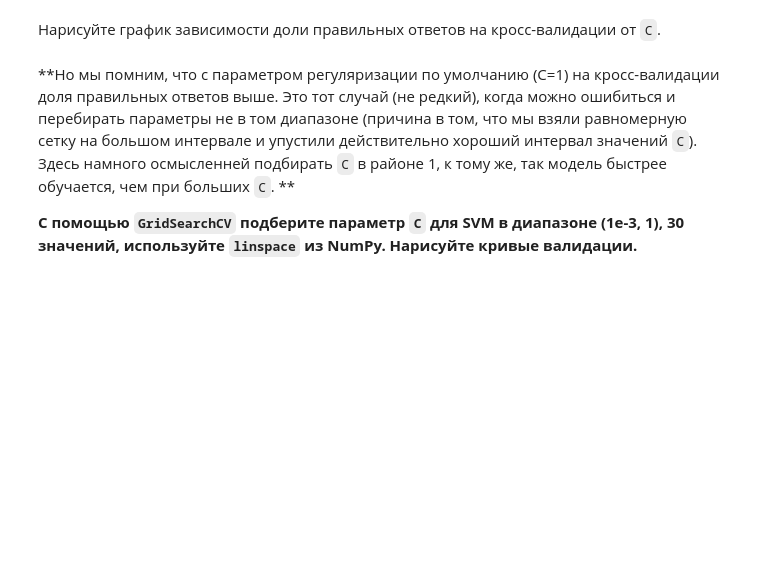
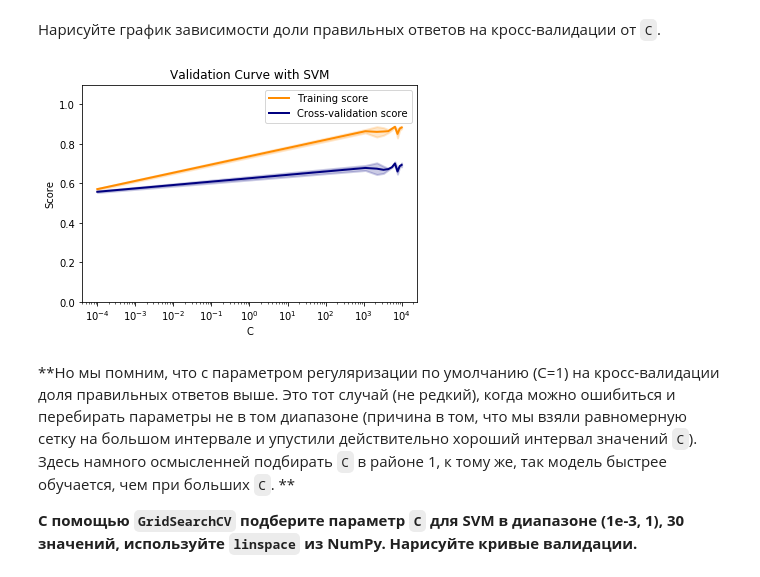
Before and after one commit to HQuality/ML_Yandex_MIPT, a Jupyter notebook: 6 Data analysis project/Internet Users Pattern Mining (Alice)/Week 4/week4_training.ipynb, the cells around one changed output. Saved outputs shown, nothing was run; the diff lists cells and outputs as text; code cells hidden in the pictures; blank space fills up the shorter version.

Commit message:
svm&valid curves

```diff
--- a/6 Data analysis project/Internet Users Pattern Mining (Alice)/Week 4/week4_training.ipynb
+++ b/6 Data analysis project/Internet Users Pattern Mining (Alice)/Week 4/week4_training.ipynb
@@ -308,0 +306,2 @@ svm = LinearSVC ''' ВАШ КОД ЗДЕСЬ '''
+# %%
+svm = LinearSVC(C=1, random_state=17)
@@ -308,0 +314,2 @@ svm = LinearSVC ''' ВАШ КОД ЗДЕСЬ '''
+# %%
+svm.fit(X_train, y_train)
@@ -312,5 +330,5 @@ svm = LinearSVC ''' ВАШ КОД ЗДЕСЬ '''
 %%time
 svm_params1 = {'C': np.linspace(1e-4, 1e4, 10)}
 
-svm_grid_searcher1 = GridSearchCV ''' ВАШ КОД ЗДЕСЬ '''
+svm_grid_searcher1 = GridSearchCV(svm, param_grid=svm_params1, n_jobs=-1, cv=skf)
 svm_grid_searcher1.fit(X_train, y_train)
@@ -325,3 +368,36 @@ plot_validation_curves(svm_params1['C'], svm_grid_searcher1.cv_results_)
+# %%
+param_range1 = np.linspace(1e-4, 1e4, 10)
+
+def plot_val_curves(model, X, y, param_range):
+    train_scores, test_scores = validation_curve(
+    svm, X_train, y_train, param_name="C", param_range=param_range,
+    cv=skf, scoring="accuracy", n_jobs=-1)
+    train_scores_mean = np.mean(train_scores, axis=1)
+    train_scores_std = np.std(train_scores, axis=1)
+    test_scores_mean = np.mean(test_scores, axis=1)
+    test_scores_std = np.std(test_scores, axis=1)
+    plt.figure(figsize=(15,8))
+    plt.title("Validation Curve with SVM")
+    plt.xlabel(r"C")
+    plt.ylabel("Score")
+    plt.ylim(0.0, 1.1)
+    lw = 2
+    plt.semilogx(param_range, train_scores_mean, label="Training score",
+                 color="darkorange", lw=lw)
+    plt.fill_between(param_range, train_scores_mean - train_scores_std,
+                     train_scores_mean + train_scores_std, alpha=0.2,
+                     color="darkorange", lw=lw)
+    plt.semilogx(param_range, test_scores_mean, label="Cross-validation score",
+                 color="navy", lw=lw)
+    plt.fill_between(param_range, test_scores_mean - test_scores_std,
+                     test_scores_mean + test_scores_std, alpha=0.2,
+                     color="navy", lw=lw)
+    plt.legend(loc="best")
+    plt.show();
+# %%
+plot_val_curves(svm, X_train, y_train, param_range1)
+# %% [output]
+[figure, added]
 # %% [markdown]
 **Но мы помним, что с параметром регуляризации по умолчанию (С=1) на кросс-валидации доля правильных ответов выше. Это тот случай (не редкий), когда можно ошибиться и перебирать параметры не в том диапазоне (причина в том, что мы взяли равномерную сетку на большом интервале и упустили действительно хороший интервал значений `C`). Здесь намного осмысленней подбирать `C` в районе 1, к тому же, так модель быстрее обучается, чем при больших `C`. **
 
```
Also changed, not shown: parts of 30 cells of this notebook, 1 other file.
